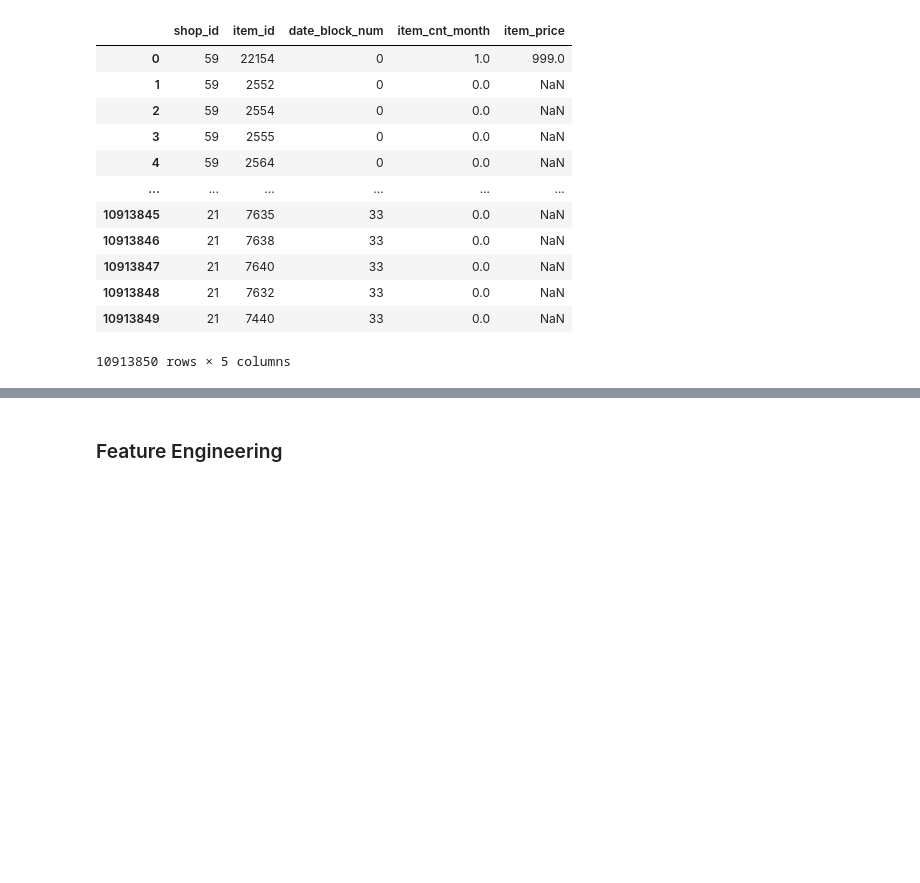
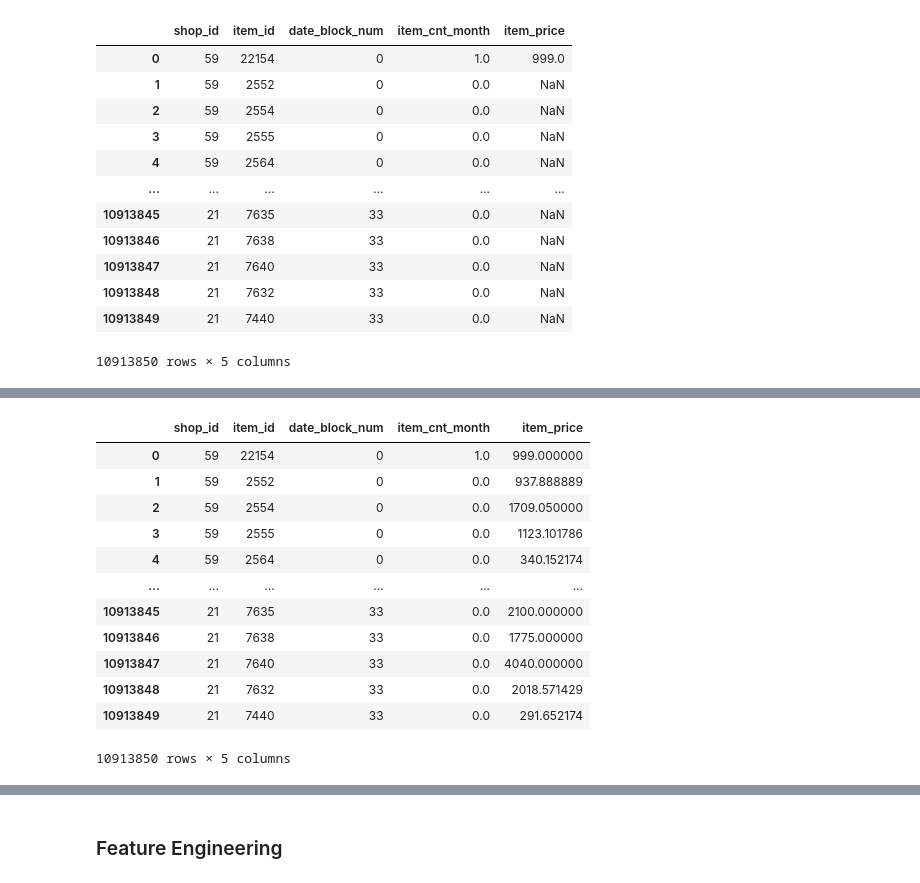
Before and after one commit to ManashJKonwar/ML-Retail-Sales, a Jupyter notebook: modelling_pipeline/feature_engg_script.ipynb, the cells around one changed output, grey strips where cells are left out. Drawn from its saved outputs; the diff is of its cells as text; code cells hidden in the pictures; blank space fills up the shorter version.

```diff
--- a/modelling_pipeline/feature_engg_script.ipynb
+++ b/modelling_pipeline/feature_engg_script.ipynb
@@ -115,3 +159,22 @@ trainset
+# %%
+trainset['final_item_price'] = price_trainset['final_item_price']
+trainset.drop(['item_price'], axis=1, inplace=True)
+trainset.rename(columns = {'final_item_price':'item_price'}, inplace = True)
+trainset
+# %% [output]
+|  | shop_id | item_id | date_block_num | item_cnt_month | item_price |
+| 0 | 59 | 22154 | 0 | 1.0 | 999.000000 |
+| 1 | 59 | 2552 | 0 | 0.0 | 937.888889 |
+| 2 | 59 | 2554 | 0 | 0.0 | 1709.050000 |
+| 3 | 59 | 2555 | 0 | 0.0 | 1123.101786 |
+| 4 | 59 | 2564 | 0 | 0.0 | 340.152174 |
+| ... | ... | ... | ... | ... | ... |
+| 10913845 | 21 | 7635 | 33 | 0.0 | 2100.000000 |
+| 10913846 | 21 | 7638 | 33 | 0.0 | 1775.000000 |
+| 10913847 | 21 | 7640 | 33 | 0.0 | 4040.000000 |
+| 10913848 | 21 | 7632 | 33 | 0.0 | 2018.571429 |
+| 10913849 | 21 | 7440 | 33 | 0.0 | 291.652174 |
+10913850 rows × 5 columns
 # %%
 # Get category id
 trainset = pd.merge(trainset, items[['item_id', 'item_category_id']], on = 'item_id')
```
Also changed, not shown: parts of 6 cells of this notebook.
